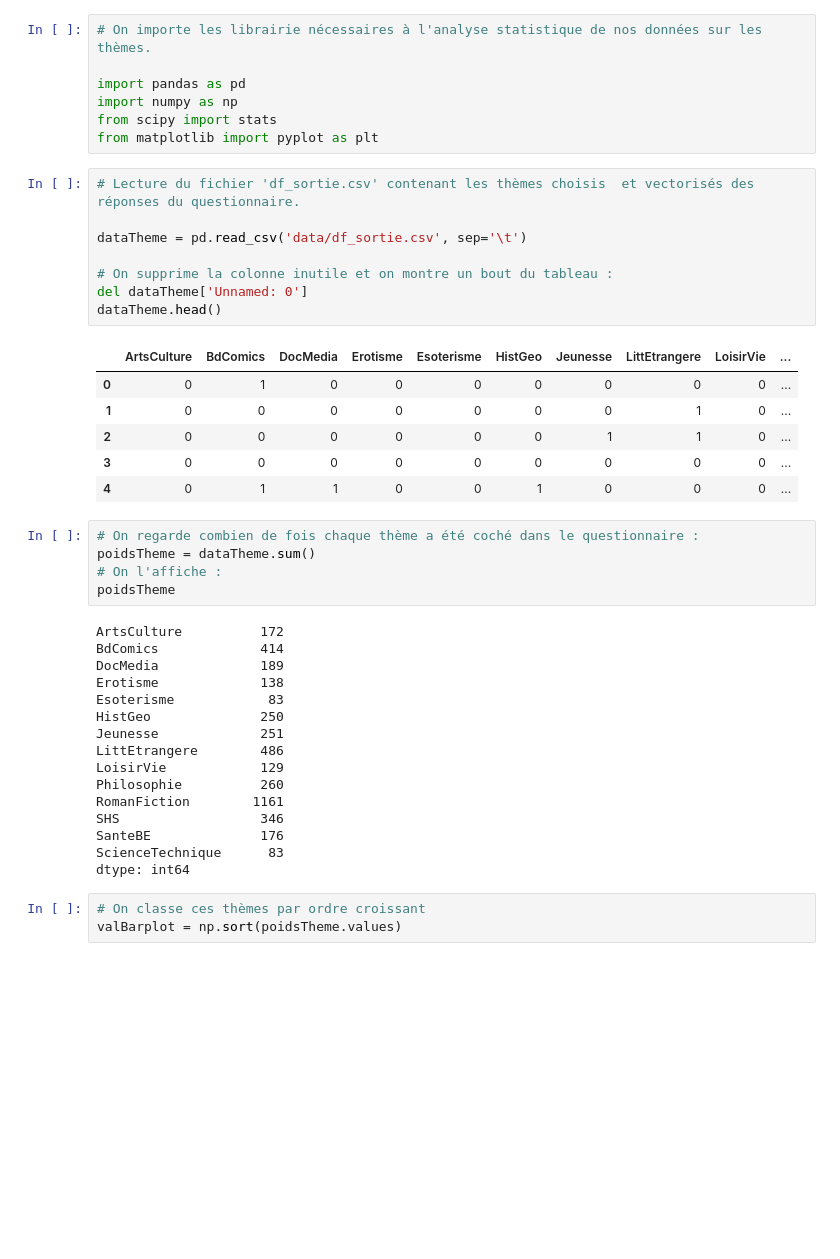
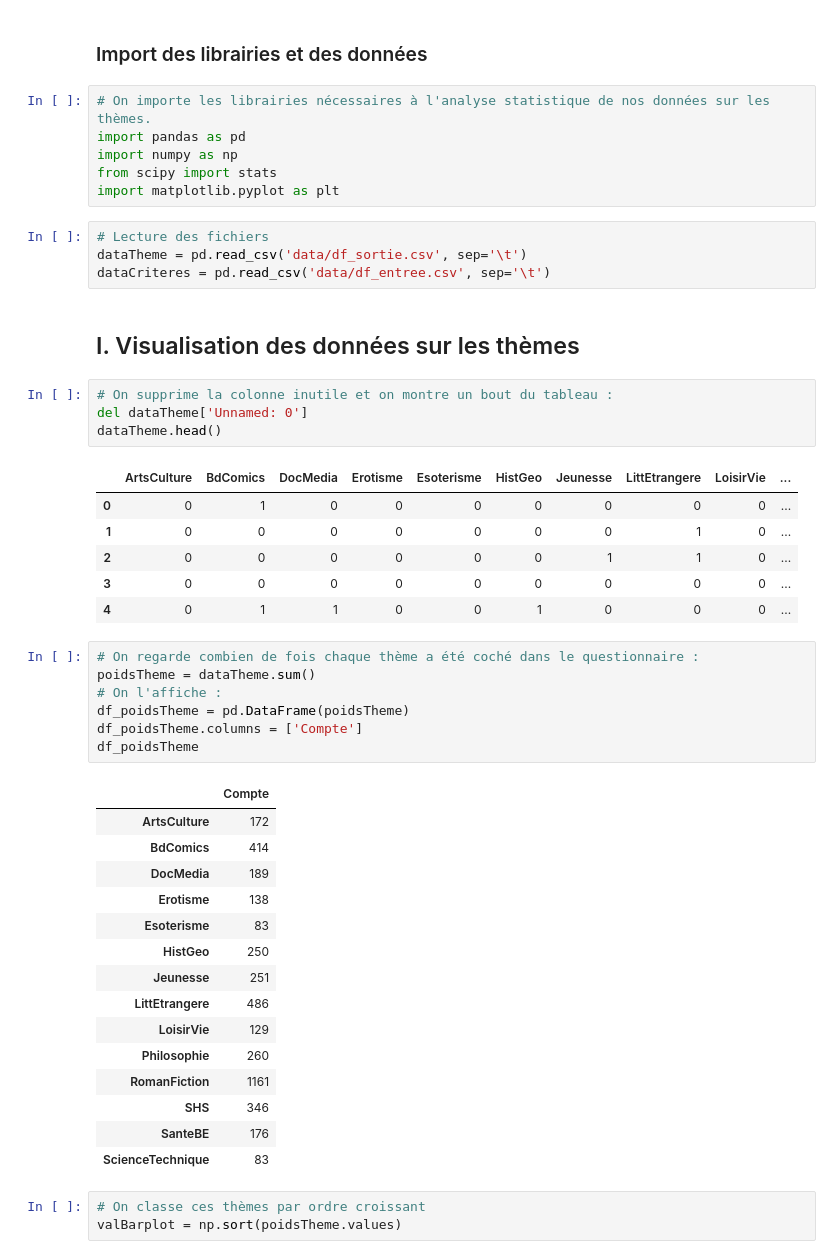
Before and after one commit to Younzer/LIVRIA, a Jupyter notebook: Python Livria/dataVisualization.ipynb, the cells around one changed output. Saved outputs shown, nothing was run; the diff lists cells and outputs as text; blank space fills up the shorter version.

```diff
--- a/Python Livria/dataVisualization.ipynb
+++ b/Python Livria/dataVisualization.ipynb
@@ -1,15 +5,18 @@
+# %% [markdown]
+### Import des librairies et des données
 # %%
-# On importe les librairie nécessaires à l'analyse statistique de nos données sur les thèmes.
-
+# On importe les librairies nécessaires à l'analyse statistique de nos données sur les thèmes.
 import pandas as pd
 import numpy as np
 from scipy import stats
-from matplotlib import pyplot as plt
+import matplotlib.pyplot as plt
+# %%
+# Lecture des fichiers
+dataTheme = pd.read_csv('data/df_sortie.csv', sep='\t')
+dataCriteres = pd.read_csv('data/df_entree.csv', sep='\t')
+# %% [markdown]
+## I. Visualisation des données sur les thèmes
 # %%
-# Lecture du fichier 'df_sortie.csv' contenant les thèmes choisis  et vectorisés des réponses du questionnaire.
-
-dataTheme = pd.read_csv('data/df_sortie.csv', sep='\t')
-
 # On supprime la colonne inutile et on montre un bout du tableau :
 del dataTheme['Unnamed: 0']
 dataTheme.head()
@@ -23,24 +30,26 @@ dataTheme.head()
 # %%
 # On regarde combien de fois chaque thème a été coché dans le questionnaire :
 poidsTheme = dataTheme.sum()
 # On l'affiche :
-poidsTheme
+df_poidsTheme = pd.DataFrame(poidsTheme)
+df_poidsTheme.columns = ['Compte']
+df_poidsTheme
 # %% [output]
-ArtsCulture          172
-BdComics             414
-DocMedia             189
-Erotisme             138
-Esoterisme            83
-HistGeo              250
-Jeunesse             251
-LittEtrangere        486
-LoisirVie            129
-Philosophie          260
-RomanFiction        1161
-SHS                  346
-SanteBE              176
-ScienceTechnique      83
-dtype: int64
+|  | Compte |
+| ArtsCulture | 172 |
+| BdComics | 414 |
+| DocMedia | 189 |
+| Erotisme | 138 |
+| Esoterisme | 83 |
+| HistGeo | 250 |
+| Jeunesse | 251 |
+| LittEtrangere | 486 |
+| LoisirVie | 129 |
+| Philosophie | 260 |
+| RomanFiction | 1161 |
+| SHS | 346 |
+| SanteBE | 176 |
+| ScienceTechnique | 83 |
 # %%
 # On classe ces thèmes par ordre croissant
 valBarplot = np.sort(poidsTheme.values)
```
Also changed, not shown: parts of 11 cells of this notebook, 7 other files.
